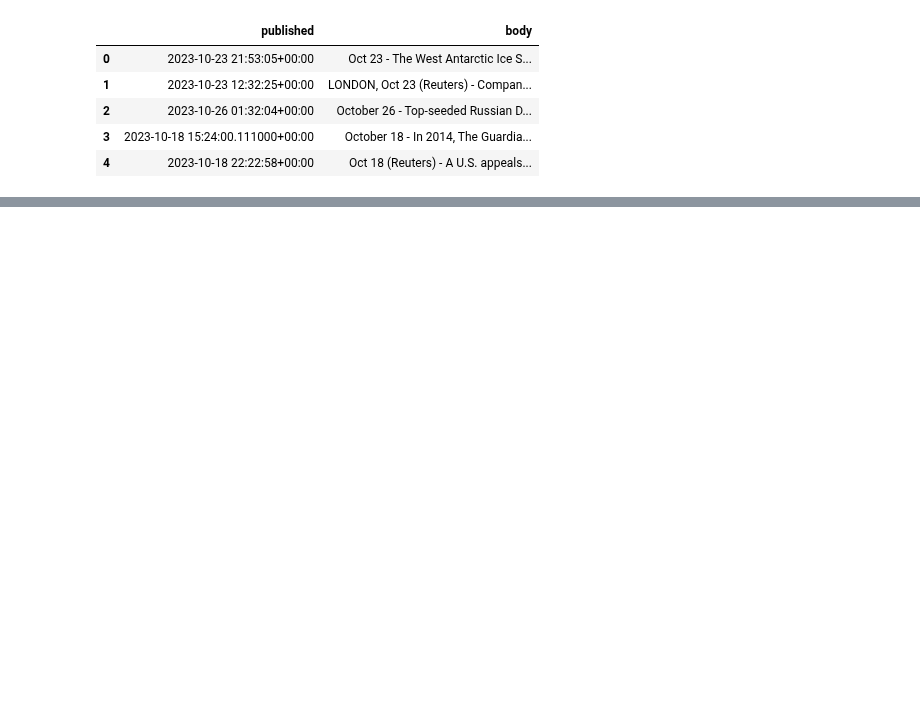
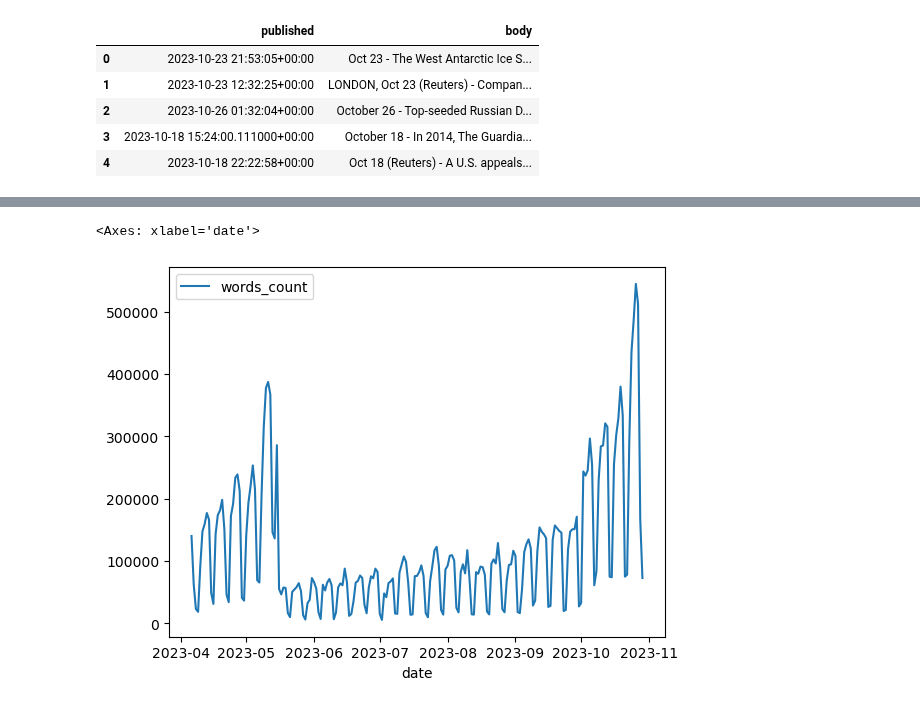
Before and after one commit to yw4401/FinBot, a Jupyter notebook: notebooks/examine_word_counts.ipynb, the cells around one changed output, grey strips where cells are left out. Cells and saved outputs as stored; diff of their text form; code cells hidden in the pictures; blank space fills up the shorter version.

```diff
--- a/notebooks/examine_word_counts.ipynb
+++ b/notebooks/examine_word_counts.ipynb
@@ -40,0 +50,3 @@ result_df["words_count"] = words_count
+# %%
+result_df["date"] = result_df.published.apply(lambda x: x.date())
+result_df.head()
@@ -40,0 +60,3 @@ result_df["words_count"] = words_count
+# %%
+date_df = result_df.groupby("date").agg({"words_count": "sum"})
+date_df.head()
@@ -40,0 +71,5 @@ result_df["words_count"] = words_count
+# %%
+date_df.plot()
+# %% [output]
+<Axes: xlabel='date'>
+[figure, added]
```
Also changed, not shown: parts of 3 cells of this notebook, 2 other files.
